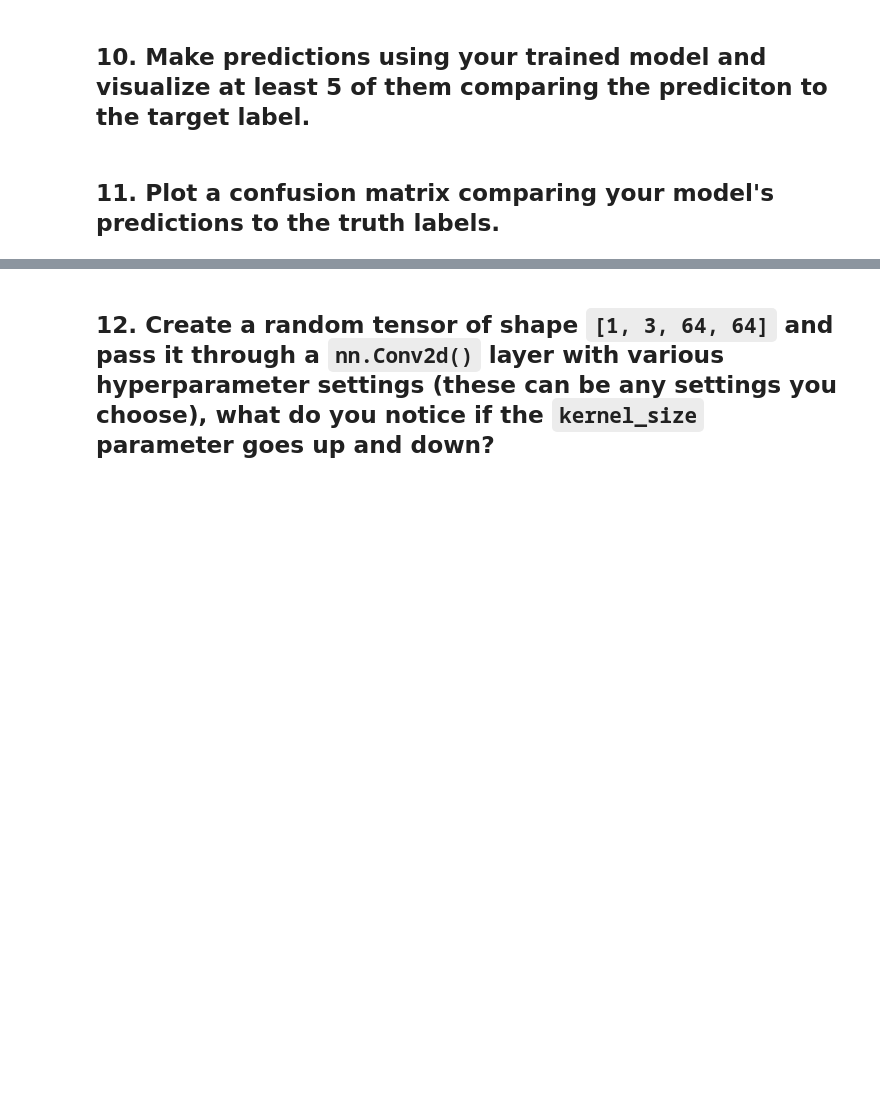
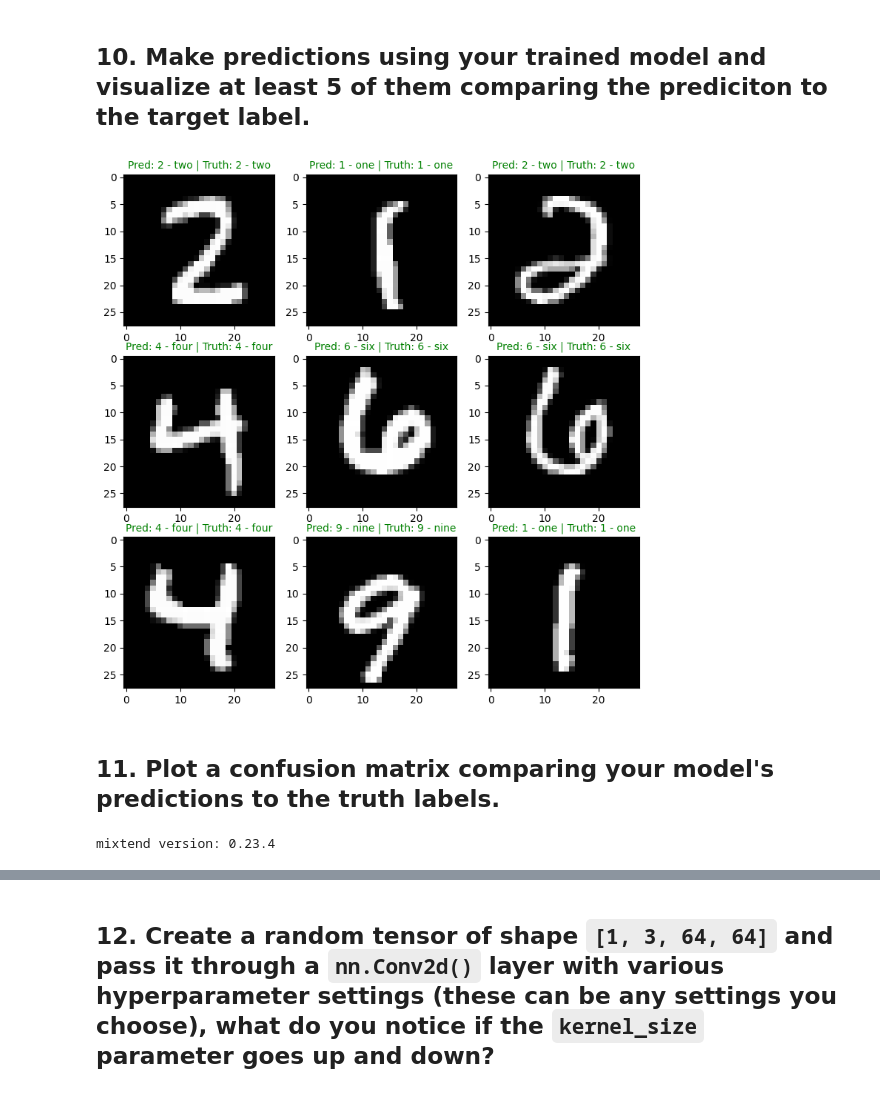
Before and after one commit to LonelyFort/LonelyFort, a Jupyter notebook: extras/exercises/03_pytorch_computer_vision_exercises.ipynb, the cells around one changed output, grey strips where cells are left out. Cells and saved outputs as stored; diff of their text form; code cells hidden in the pictures; blank space fills up the shorter version.

```diff
--- a/extras/exercises/03_pytorch_computer_vision_exercises.ipynb
+++ b/extras/exercises/03_pytorch_computer_vision_exercises.ipynb
@@ -40,9 +40,12 @@ Sat Apr 16 03:23:02 2022
 # %%
 # Import torch
 import torch
+from torch import nn
 
 # Exercises require PyTorch > 1.10.0
 print(torch.__version__)
 
 # TODO: Setup device agnostic code
+device = "cuda" if torch.cuda.is_available() else "cpu"
+device
 # %% [output]
@@ -70,2 +248,15 @@ print(torch.__version__)
 # %% [markdown]
 ## 9. Train the model you built in exercise 8. for 5 epochs on CPU and GPU and see how long it takes on each.
+# %%
+import requests
+from pathlib import Path
+
+# Download helper functions from Learn PyTorch repo (if not already downloaded)
+if Path("helper_functions.py").is_file():
+  print("helper_functions.py already exists, skipping download")
+else:
+  print("Downloading helper_functions.py")
+  # Note: you need the "raw" GitHub URL for this to work
+  request = requests.get("https://raw.githubusercontent.com/mrdbourke/pytorch-deep-learning/main/helper_functions.py")
+  with open("helper_functions.py", "wb") as f:
+    f.write(request.content)
@@ -72,4 +375,56 @@ print(torch.__version__)
 # %% [markdown]
 ## 10. Make predictions using your trained model and visualize at least 5 of them comparing the prediciton to the target label.
+# %%
+def make_predictions(model: torch.nn.Module,
+                     data: list,
+                     device: torch.device=device):
+  pred_probs = []
+  model.to(device)
+  model.eval()
+  with torch.inference_mode():
+    for sample in data:
+      sample = torch.unsqueeze(sample, dim=0).to(device)
+
+      pred_logit = model(sample)
+
+      pred_prob = torch.softmax(pred_logit.squeeze(), dim=0)
+
+      pred_probs.append(pred_prob.cpu())
+
+  return torch.stack(pred_probs)
+
+import random
+random.seed(42)
+test_samples = []
+test_labels = []
+for sample, label in random.sample(list(test_data), k=9):
+  test_samples.append(sample)
+  test_labels.append(label)
+
+pred_probs = make_predictions(model=model_2,
+                              data=test_samples,
+                              device=device)
+pred_classes = pred_probs.argmax(dim=1)
+
+plt.figure(figsize=(9,9))
+nrows = 3
+ncols = 3
+for i, sample in enumerate(test_samples):
+
+  plt.subplot(nrows, ncols, i+1)
+  plt.imshow(sample.squeeze(), cmap="gray")
+
+  pred_label = class_names[pred_classes[i]]
+
+  truth_label = class_names[test_labels[i]]
+
+  title_text = f"Pred: {pred_label} | Truth: {truth_label}"
+
+  if pred_label == truth_label:
+    plt.title(title_text, fontsize=10, color="green")
+  else:
+    plt.title(title_text, fontsize=10, color="r")
+# %% [output]
+[figure, added]
 # %% [markdown]
 ## 11. Plot a confusion matrix comparing your model's predictions to the truth labels.
@@ -75,0 +446,11 @@ print(torch.__version__)
+# %%
+try:
+  import torchmetrics, mlxtend
+  print(f"mixtend version: {mlxtend.__version__}")
+  assert int(mlxtend.__version__.split(".")[1] >= 19, "mlxtend version should be 0.19 or greater")
+except:
+  !pip install -q torchmetrics -U mlxtend
+  import torchmetrics, mlxtend
+  print(f"mixtend version: {mlxtend.__version__}")
+# %% [output]
+mixtend version: 0.23.4
```
Also changed, not shown: parts of 17 cells of this notebook.
